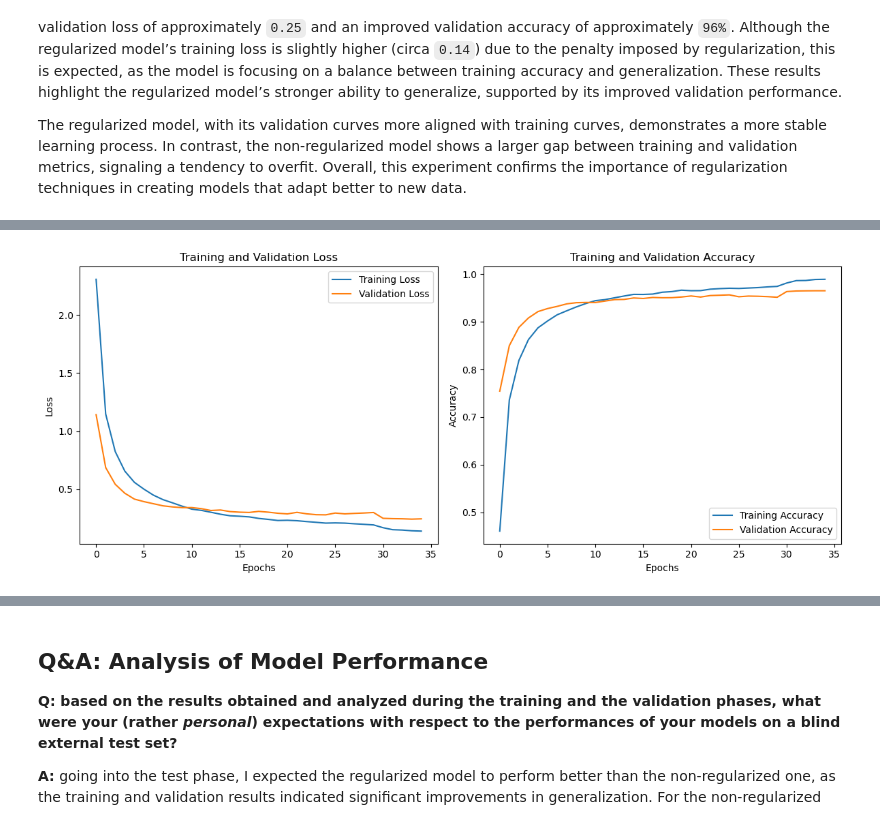
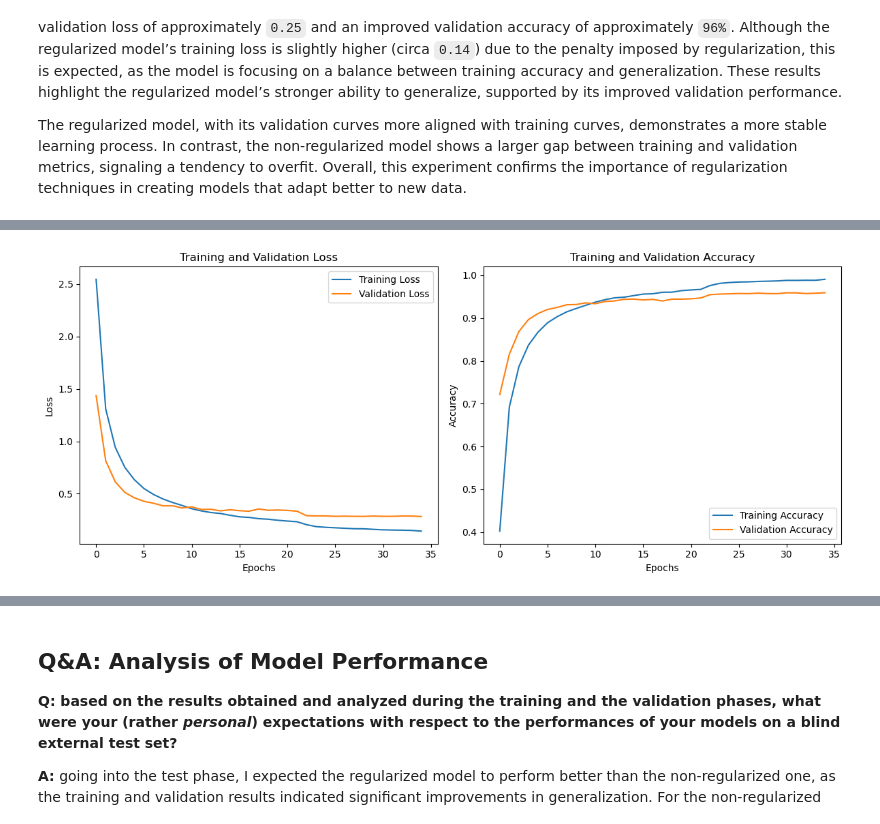
Before and after one commit to andreamoleri/AML-Assignments, a Jupyter notebook: Assignment 2/Assignment 2.ipynb, the cells around one changed output, grey strips where cells are left out. Cells and saved outputs as stored; diff of their text form; code cells hidden in the pictures.

```diff
--- a/Assignment 2/Assignment 2.ipynb
+++ b/Assignment 2/Assignment 2.ipynb
@@ -119,6 +119,7 @@ Labels were clipped to the range `[0, 49]` to ensure only valid classes were inc
 from tensorflow.keras.utils import to_categorical
 import numpy as np
 import os
+from sklearn.model_selection import train_test_split
 
 # Set environment variable to suppress TensorFlow logging warnings
 os.environ['TF_CPP_MIN_LOG_LEVEL'] = '1'
@@ -145,9 +146,14 @@ num_classes = 50  # We know there are 50 classes
 y_train = to_categorical(y_train, num_classes=num_classes)
 y_test = to_categorical(y_test, num_classes=num_classes)
 
+# Split the training data into training and validation sets
+x_train, x_val, y_train, y_val = train_test_split(x_train, y_train, test_size=0.2, random_state=42)
+
 # Print the new shapes to confirm that the preprocessing was performed correctly
 print(f"Normalized and reshaped x_train shape: {x_train.shape}")
+print(f"Normalized and reshaped x_val shape: {x_val.shape}")
 print(f"Normalized and reshaped x_test shape: {x_test.shape}")
 print(f"One-hot encoded y_train shape: {y_train.shape}")
+print(f"One-hot encoded y_val shape: {y_val.shape}")
 print(f"One-hot encoded y_test shape: {y_test.shape}")
 # %% [output]
@@ -236,7 +246,5 @@ In terms of accuracy, the training accuracy rises predictably throughout the epo
 # %%
 import matplotlib.pyplot as plt
-
-# Define a custom progress bar class (similar to the previous example)
 from tensorflow.keras.callbacks import Callback
 
 class ProgressBar(Callback):
@@ -337,10 +345,10 @@ class ProgressBar(Callback):
 batch_size = 256
 epochs = 35  # Increase the number of epochs if necessary
 
-# Train the model without regularization
+# Train the model with a validation set
 history = model.fit(
     x_train, y_train,  # Training data and corresponding labels
-    validation_data=(x_test, y_test),  # Validation data and labels
+    validation_data=(x_val, y_val),  # Validation data and labels
     epochs=epochs,  # Number of epochs
     batch_size=batch_size,  # Batch size
     callbacks=[ProgressBar(rolling_window=5)],  # Custom progress bar callback
@@ -519,25 +536,25 @@ The regularized model, with its validation curves more aligned with training cur
 batch_size = 256
 epochs = 35
 
-# Early stopping and ReduceLROnPlateau to improve convergence
+# Early stopping and ReduceLROnPlateau for better convergence
 early_stopping = EarlyStopping(monitor='val_loss', patience=10, restore_best_weights=True)
 reduce_lr = ReduceLROnPlateau(monitor='val_loss', factor=0.2, patience=5, min_lr=1e-6)
 
-# Train the model with regularization
+# Train the regularized model using validation data (validation data is used for monitoring)
 history_reg = model_reg_optimized.fit(
     x_train, y_train,  # Training data and labels
-    validation_data=(x_test, y_test),  # Validation data
+    validation_data=(x_val, y_val),  # Validation data (used for monitoring during training)
     epochs=epochs,  # Number of epochs
     batch_size=batch_size,  # Batch size
     callbacks=[ProgressBar(rolling_window=5), early_stopping, reduce_lr],  # Callbacks for monitoring
     verbose=0,  # 0 means no output during training
-    shuffle=True,  # Shuffle the data at each epoch
+    shuffle=True,  # Shuffle the data at the start of each epoch
 )
 
-# Display the loss and accuracy curves during training
+# Visualize the loss and accuracy curves during training
 plt.figure(figsize=(12, 5))
 
-# Loss curve
+# Plot the loss curve
 plt.subplot(1, 2, 1)
 plt.plot(history_reg.history['loss'], label='Training Loss')
 plt.plot(history_reg.history['val_loss'], label='Validation Loss')
@@ -546,7 +563,7 @@ plt.xlabel('Epochs')
 plt.ylabel('Loss')
 plt.legend()
 
-# Accuracy curve
+# Plot the accuracy curve
 plt.subplot(1, 2, 2)
 plt.plot(history_reg.history['accuracy'], label='Training Accuracy')
 plt.plot(history_reg.history['val_accuracy'], label='Validation Accuracy')
@@ -565,18 +582,18 @@ print(f"Final validation accuracy: {history_reg.history['val_accuracy'][-1]:.4f}
 print(f"Final training loss: {history_reg.history['loss'][-1]:.4f}")
 print(f"Final validation loss: {history_reg.history['val_loss'][-1]:.4f}")
 
-# Evaluate both models on the test data
-val_loss_non_reg, val_accuracy_non_reg = model.evaluate(x_test, y_test, verbose=0)
-val_loss_reg, val_accuracy_reg = model_reg_optimized.evaluate(x_test, y_test, verbose=0)
+# Final evaluation on the test data for both models (non-regularized and regularized)
+test_loss_non_reg, test_accuracy_non_reg = model.evaluate(x_test, y_test, verbose=0)  # Non-regularized model evaluation
+test_loss_reg, test_accuracy_reg = model_reg_optimized.evaluate(x_test, y_test, verbose=0)  # Regularized model evaluation
 
-# Print the evaluation results for both models
-print("\nResults Comparison:")
-print(f"Non-Regularized Model - Validation Loss: {val_loss_non_reg:.4f}, Validation Accuracy: {val_accuracy_non_reg:.4f}")
-print(f"Regularized Model - Validation Loss: {val_loss_reg:.4f}, Validation Accuracy: {val_accuracy_reg:.4f}")
+# Print the evaluation results for both models on the test set
+print("\nResults Comparison on the Test Set:")
+print(f"Non-Regularized Model - Test Loss: {test_loss_non_reg:.4f}, Test Accuracy: {test_accuracy_non_reg:.4f}")
+print(f"Regularized Model - Test Loss: {test_loss_reg:.4f}, Test Accuracy: {test_accuracy_reg:.4f}")
 
-# Compare the performance of the two models
-if val_accuracy_reg > val_accuracy_non_reg:
-    print("\nThe regularized model performs better on the validation set, indicating better generalization.")
+# Compare the performance of the two models based on the test set
+if test_accuracy_reg > test_accuracy_non_reg:
+    print("\nThe regularized model performs better on the test set, indicating better generalization.")
 else:
-    print("\nThe non-regularized model performs better, indicating it may have overfitted to the training data.")
+    print("\nThe non-regularized model performs better, suggesting it may have overfitted to the training data.")
 # %% [output]
@@ -584,2 +601,2 @@ Epoch 35/35 - loss: 0.1516 - accuracy: 0.9867 - val_loss: 0.2473 - val_accuracy:
-[figure, old version]
+[figure, new version]
 Training completed! Below, we summarize the results of the training process:
```
Also changed, not shown: parts of 9 cells of this notebook.
